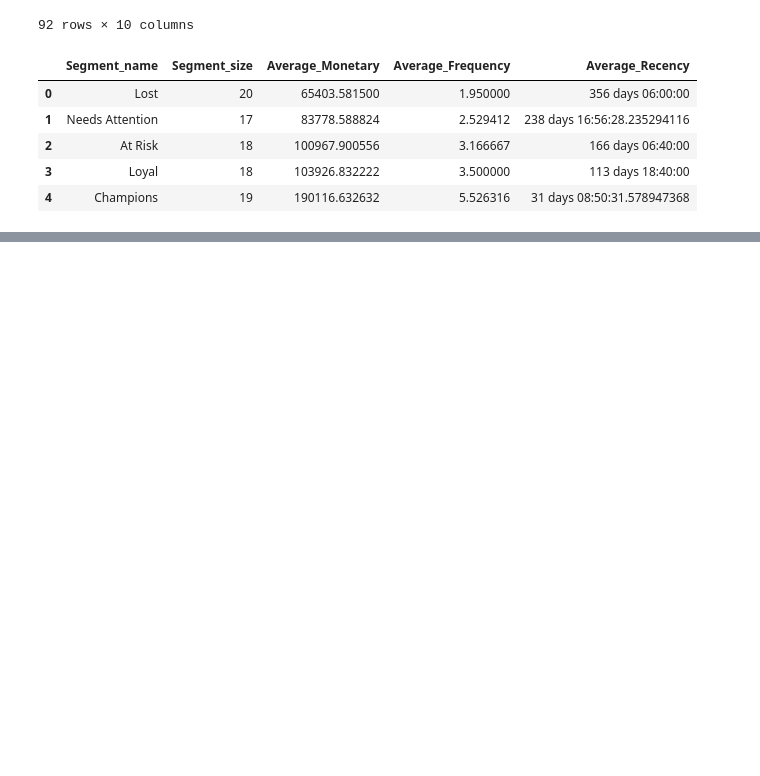
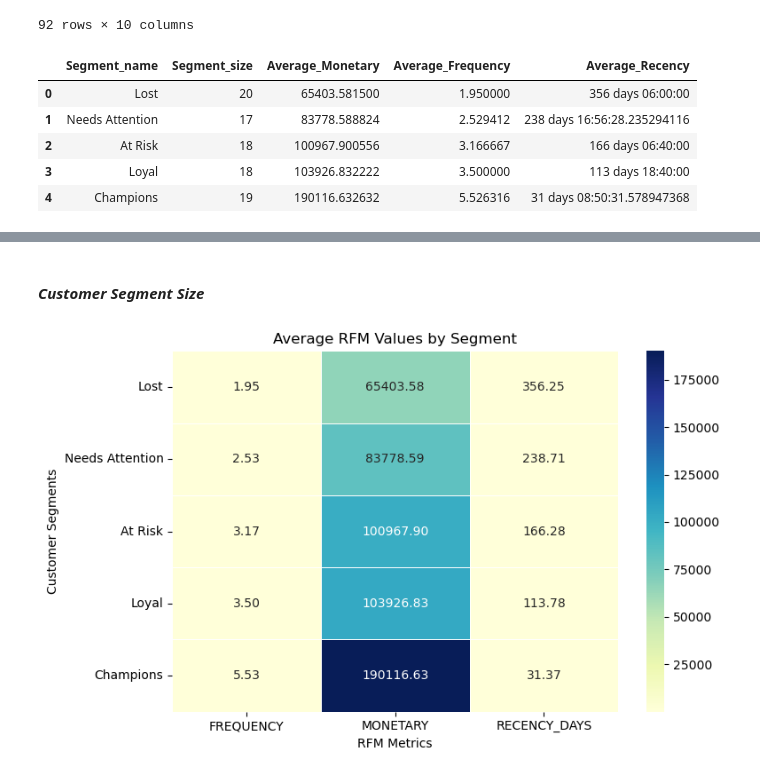
Before and after one commit to huseynaxmedov1999/RFM-Segmentation-and-customer-profiling, a Jupyter notebook: Full RFM Segmentation and Customer Profiling1.ipynb, the cells around one changed output, grey strips where cells are left out. Cells and saved outputs as stored; diff of their text form; code cells hidden in the pictures; blank space fills up the shorter version.

```diff
--- a/Full RFM Segmentation and Customer Profiling1.ipynb
+++ b/Full RFM Segmentation and Customer Profiling1.ipynb
@@ -342,0 +405,28 @@ RFM_segment.to_csv('RFM_Segmentation.csv', index=False) # Save the RFM segmentat
+# %% [markdown]
+#### *Customer Segment Size*
+# %%
+plt.figure(figsize=(8,5)) # Set figure size for better visibility
+RFM_segment['RECENCY_DAYS'] = RFM_segment['RECENCY'].dt.days # Convert recency from timedelta to number of days for plotting
+RFM_pivot = RFM_segment.pivot_table(
+    index='Segment_name',
+    values=['RECENCY_DAYS', 'FREQUENCY', 'MONETARY'],
+    aggfunc='mean',
+    observed=True
+)
+
+sns.heatmap( # Create a heatmap to visualize average RFM values for each customer segment
+    RFM_pivot,
+    annot=True,
+    cmap='YlGnBu',
+    fmt='.2f',
+    linewidths=0.5
+)
+
+plt.title('Average RFM Values by Segment')
+plt.xlabel('RFM Metrics')
+plt.ylabel('Customer Segments')
+
+plt.tight_layout()
+plt.show()
+# %% [output]
+[figure, added]
```
Also changed, not shown: parts of 23 cells of this notebook, 1 other file.
